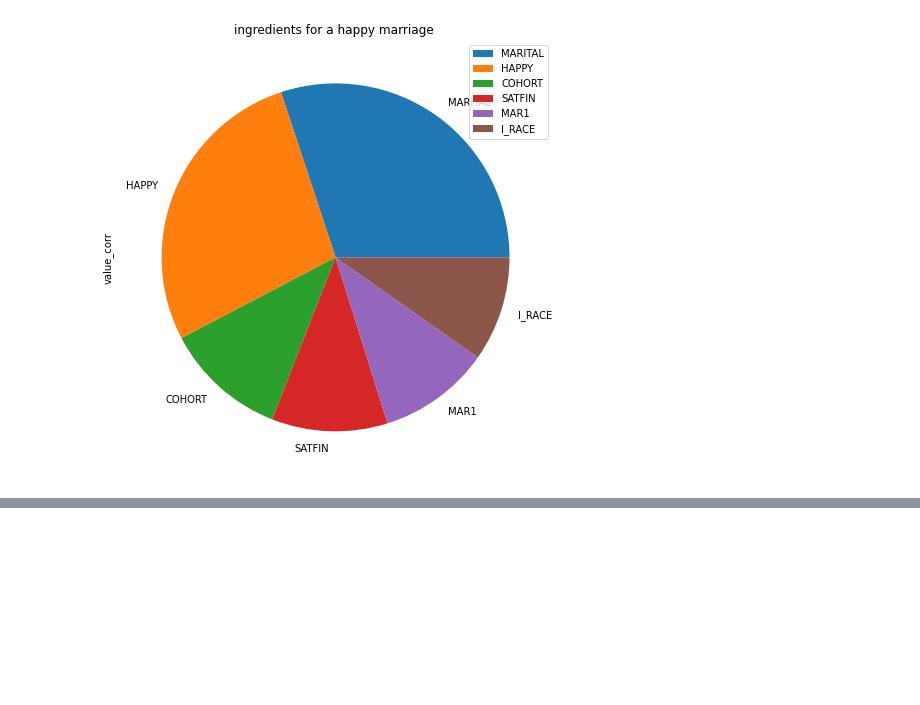
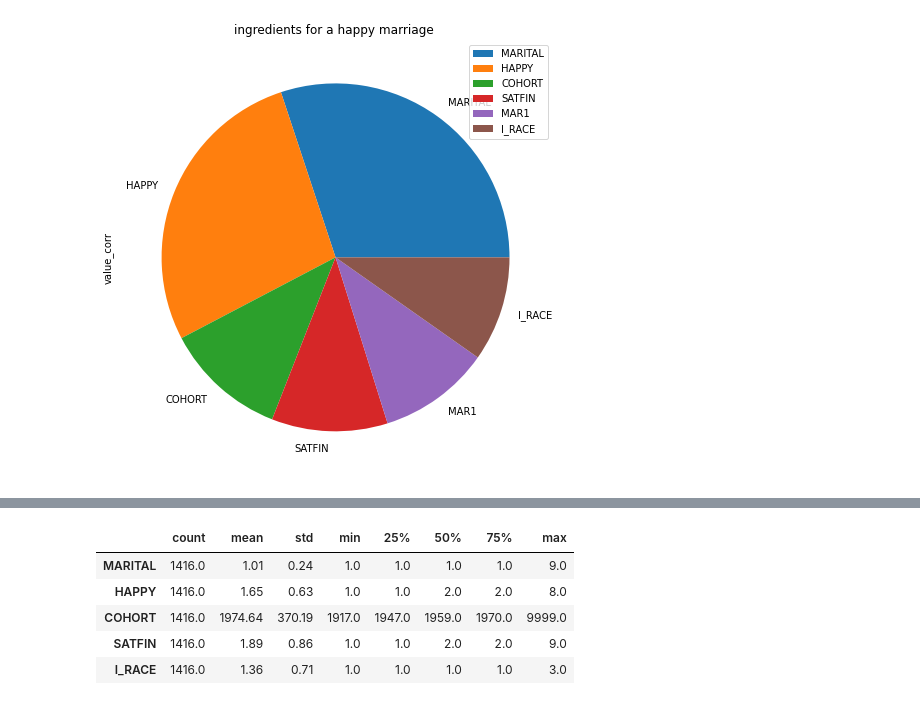
Before and after one commit to ClovisMonteiro/Data-solutions, a Jupyter notebook: Task_1_Happy_Marriage.ipynb, the cells around one changed output, grey strips where cells are left out. Saved outputs shown, nothing was run; the diff lists cells and outputs as text; code cells hidden in the pictures; blank space fills up the shorter version.

```diff
--- a/Task_1_Happy_Marriage.ipynb
+++ b/Task_1_Happy_Marriage.ipynb
@@ -360,0 +379,9 @@ Text(0.5, 1.0, 'ingredients for a happy marriage ')
+# %%
+df_new.describe().round(2).T
+# %% [output]
+|  | count | mean | std | min | 25% | 50% | 75% | max |
+| MARITAL | 1416.0 | 1.01 | 0.24 | 1.0 | 1.0 | 1.0 | 1.0 | 9.0 |
+| HAPPY | 1416.0 | 1.65 | 0.63 | 1.0 | 1.0 | 2.0 | 2.0 | 8.0 |
+| COHORT | 1416.0 | 1974.64 | 370.19 | 1917.0 | 1947.0 | 1959.0 | 1970.0 | 9999.0 |
+| SATFIN | 1416.0 | 1.89 | 0.86 | 1.0 | 1.0 | 2.0 | 2.0 | 9.0 |
+| I_RACE | 1416.0 | 1.36 | 0.71 | 1.0 | 1.0 | 1.0 | 1.0 | 3.0 |
```
Also changed, not shown: parts of 19 cells of this notebook.
